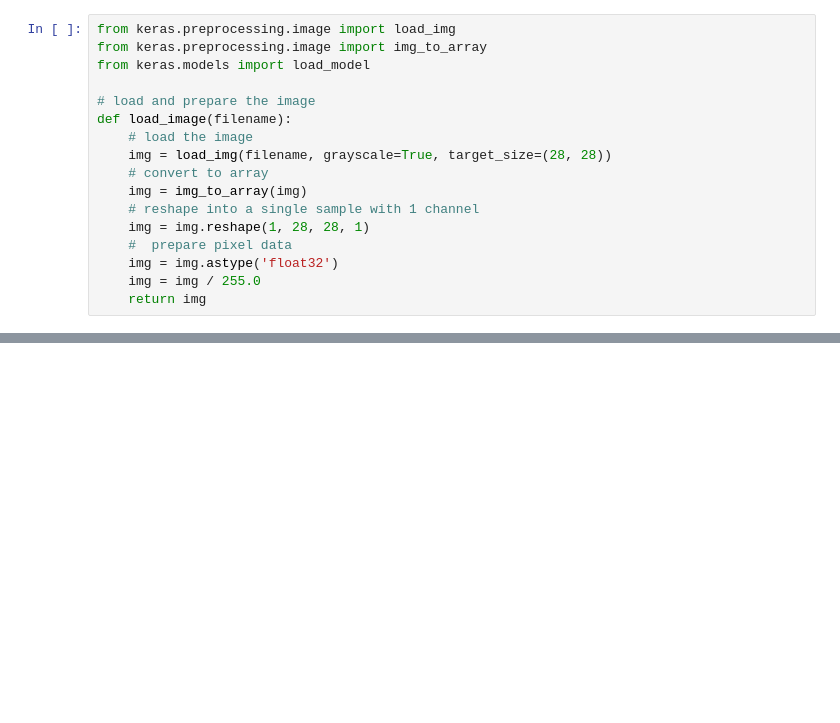
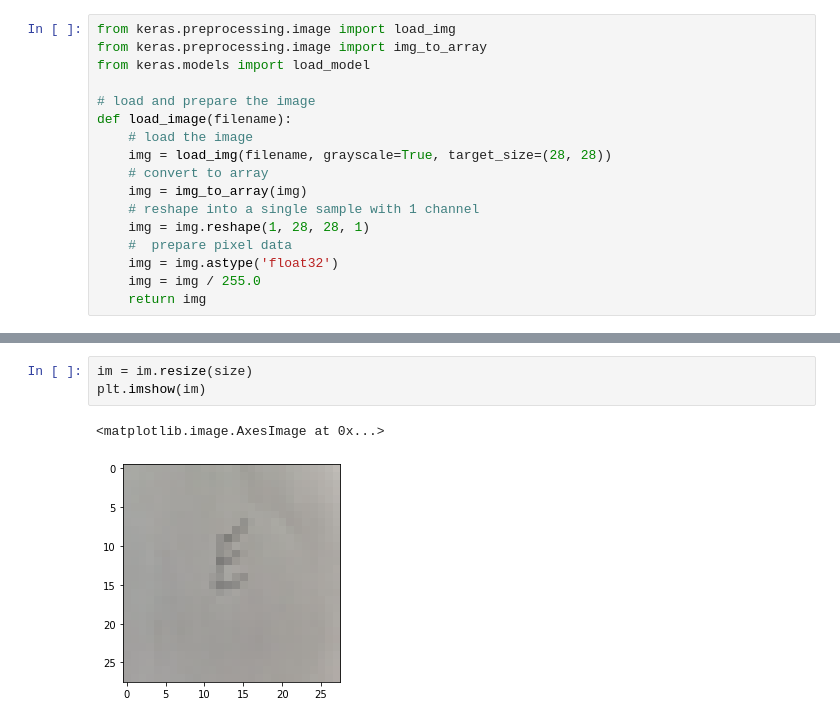
Before and after one commit to dclark18/ML2_TransferLearning, a Jupyter notebook: HW4.ipynb, the cells around one changed output, grey strips where cells are left out. Drawn from its saved outputs; the diff is of its cells as text; blank space fills up the shorter version.

```diff
--- a/HW4.ipynb
+++ b/HW4.ipynb
@@ -164,0 +215,6 @@ array([7, 2, 1, ..., 4, 5, 6], dtype=uint8)
+# %%
+im = im.resize(size)
+plt.imshow(im)
+# %% [output]
+<matplotlib.image.AxesImage at 0x...>
+[figure, added]
```
Also changed, not shown: parts of 37 cells of this notebook.
